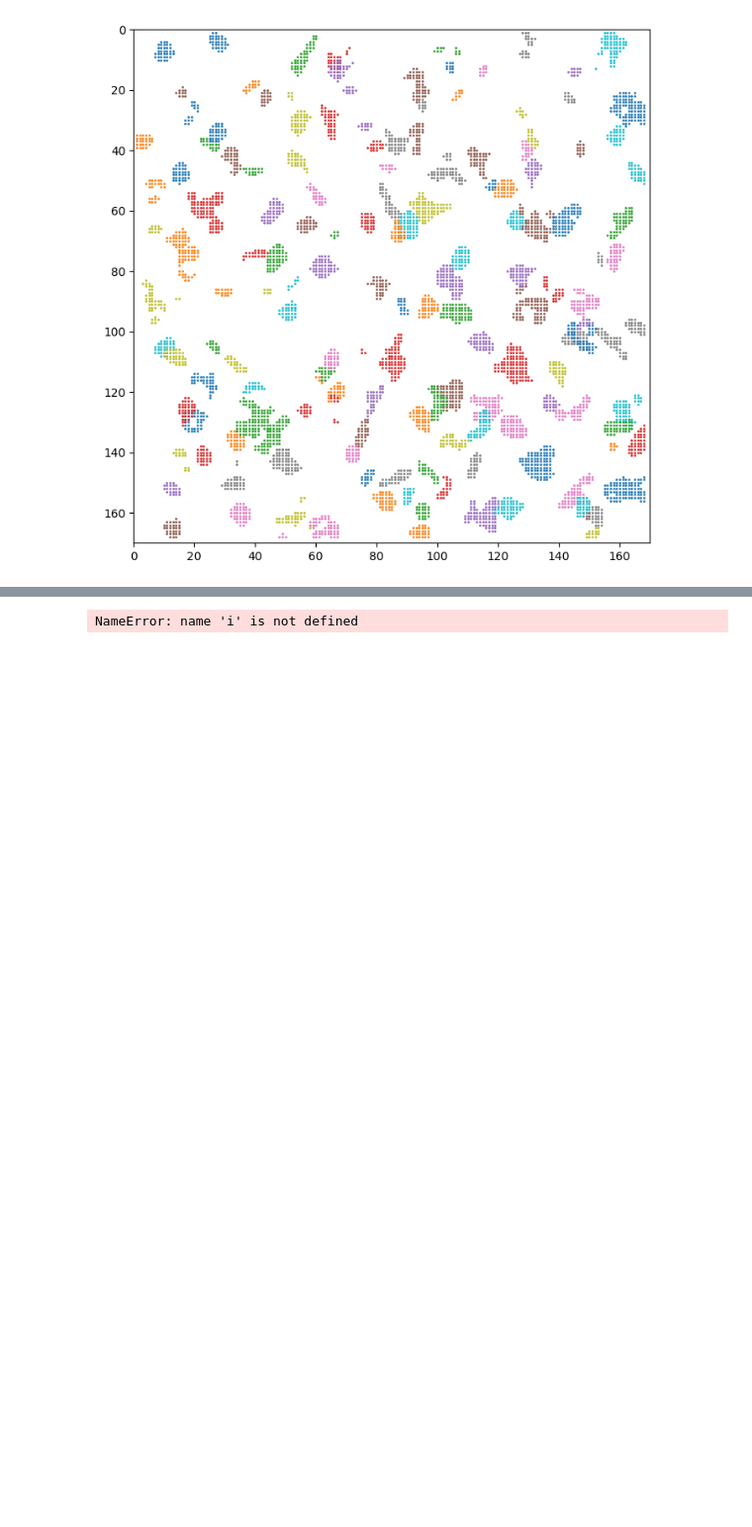
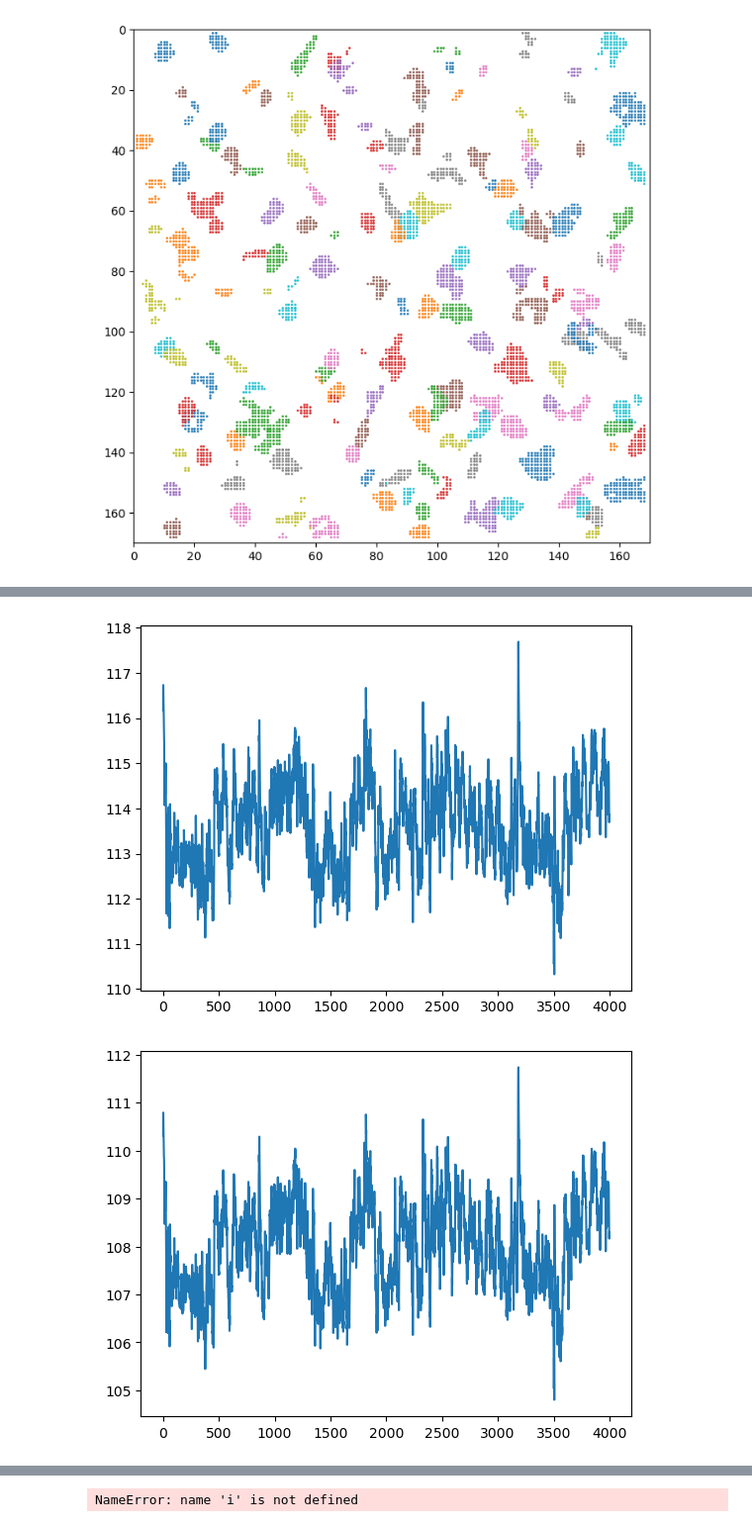
Before and after one commit to dhino2000/optic, a Jupyter notebook: notebook/CheckCaimanData.ipynb, the cells around one changed output, grey strips where cells are left out. Shown at 99% size. Drawn from its saved outputs; the diff is of its cells as text; code cells hidden in the pictures; blank space fills up the shorter version.

```diff
--- a/notebook/CheckCaimanData.ipynb
+++ b/notebook/CheckCaimanData.ipynb
@@ -255,0 +269,14 @@ plt.show()
+# %%
+A = cnmf_result.estimates.A
+b = cnmf_result.estimates.b
+f = cnmf_result.estimates.f
+
+
+for i in range(10):
+    a_i = A[:, i].toarray().flatten()
+    neuropil_i = (a_i.T @ b) @ f / sum(a_i)
+    plt.plot(neuropil_i)
+    plt.show()
+# %% [output]
+[figure, added]
+[figure, added]
```
Also changed, not shown: parts of 12 cells of this notebook, 4 other files.
